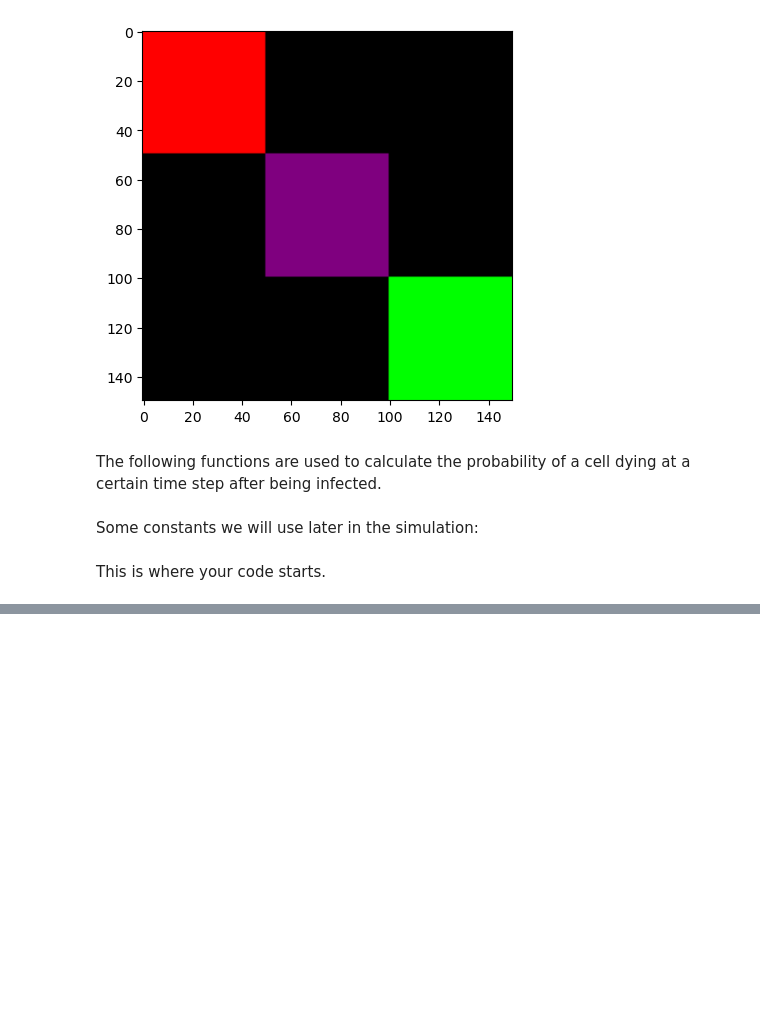
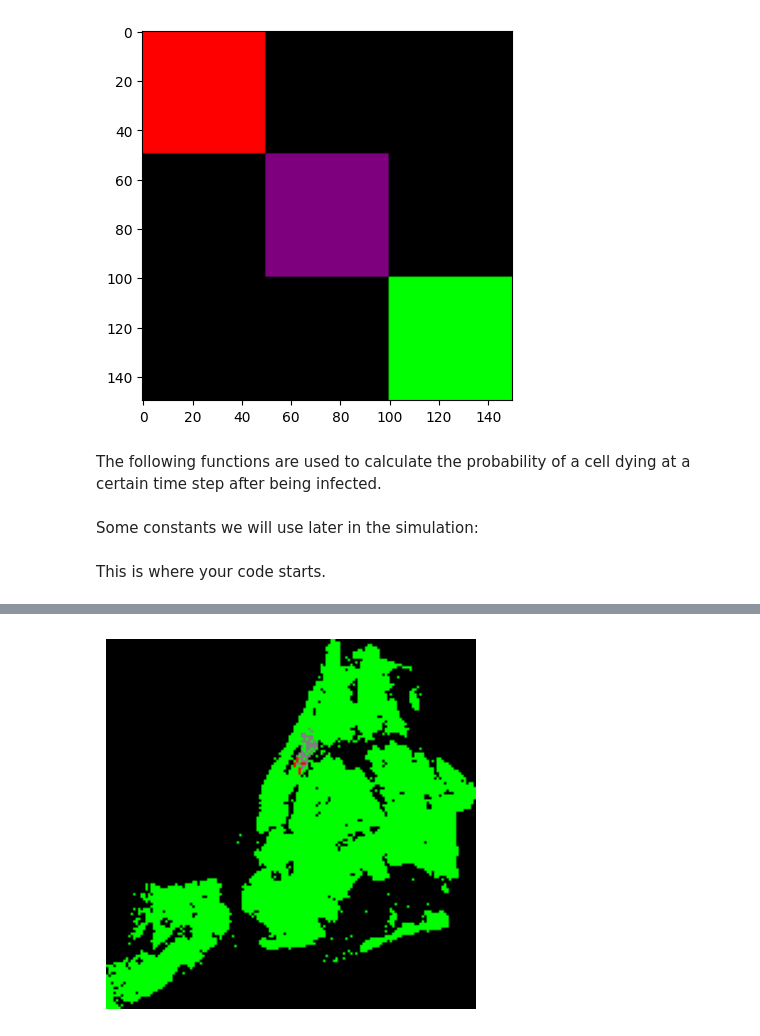
Before and after one commit to mekonmelon/python_infectious_disease, a Jupyter notebook: simulator.ipynb, the cells around one changed output, grey strips where cells are left out. Saved outputs shown, nothing was run; the diff lists cells and outputs as text; code cells hidden in the pictures; blank space fills up the shorter version.

```diff
--- a/simulator.ipynb
+++ b/simulator.ipynb
@@ -209,0 +293,30 @@ m.display()
+# %%
+# =========================================
+# Step 5: example experiment with parameters
+# =========================================
+
+# adjust parameters and see how the disease behaves
+
+virality = 0.35        # prob that an infected cell infects a susceptible neighbor
+recovery_time = 4      # number of steps until an infected cell recovers
+mean_death = 3.0       # mean of normal distribution for time of death
+stdev_death = 1.0      # standard deviation for time of death
+
+# if your pdeath(x, mean, stdev) already uses global mean and stdev,
+# set them here too
+death_mean = mean_death
+death_stdev = stdev_death
+
+# build a fresh map
+m = read_map("nyc_map.csv")
+
+# infect one starting cell (you can change the coordinate)
+start_x, start_y = 39, 82
+m.cells[(start_x, start_y)].infect()
+
+# run the simulation for N steps and display each one
+num_steps = 40
+for step in range(num_steps):
+    m.time_step()
+# %% [output]
+[figure, added]
```
Also changed, not shown: parts of 12 cells of this notebook, 2 other files.
